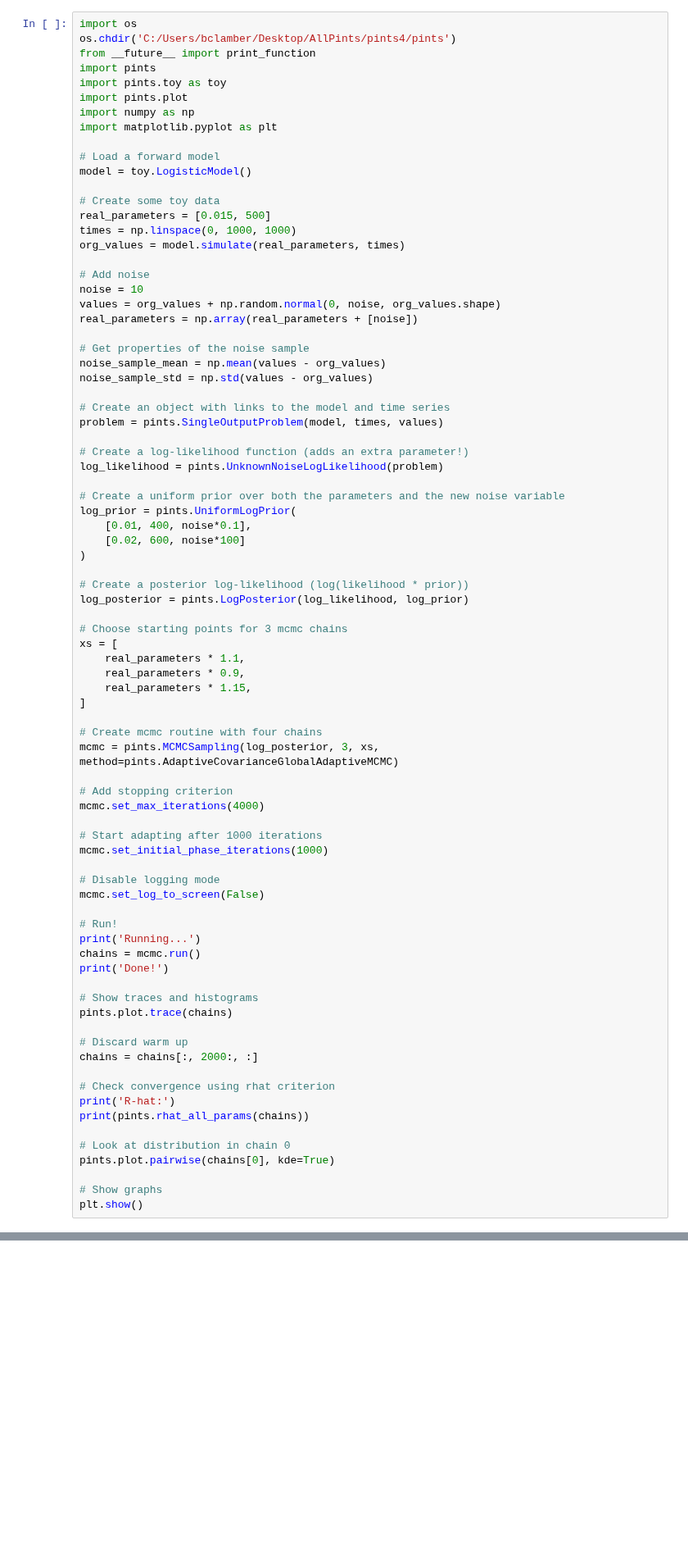
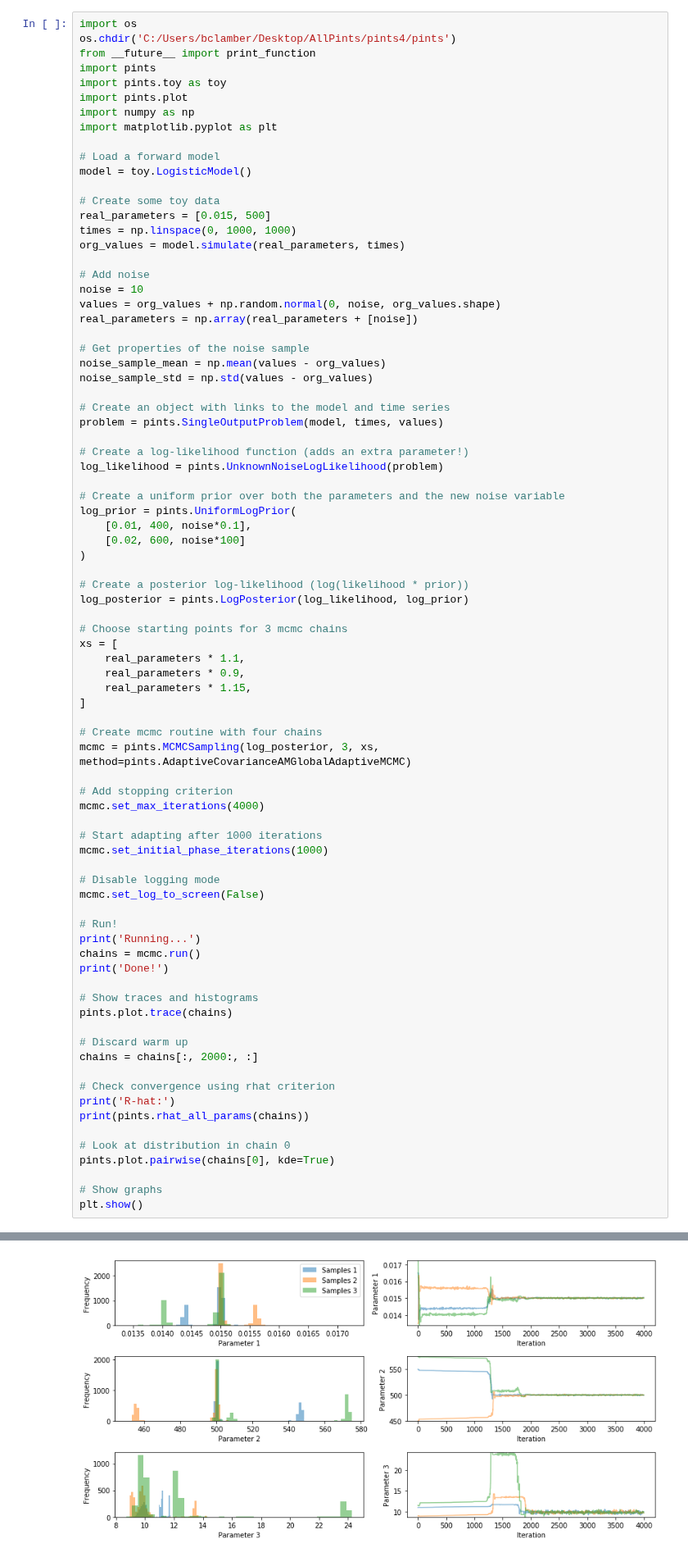
Before and after one commit to pints-team/pints, a Jupyter notebook: examples/sampling-adaptive-covariance-global-adaptive.ipynb, the cells around one changed output, grey strips where cells are left out. Shown at 82% size. Cells and saved outputs as stored; diff of their text form; blank space fills up the shorter version.

```diff
--- a/examples/sampling-adaptive-covariance-global-adaptive.ipynb
+++ b/examples/sampling-adaptive-covariance-global-adaptive.ipynb
@@ -58,7 +58,7 @@ xs = [
 ]
 
 # Create mcmc routine with four chains
-mcmc = pints.MCMCSampling(log_posterior, 3, xs, method=pints.AdaptiveCovarianceGlobalAdaptiveMCMC)
+mcmc = pints.MCMCSampling(log_posterior, 3, xs, method=pints.AdaptiveCovarianceAMGlobalAdaptiveMCMC)
 
 # Add stopping criterion
 mcmc.set_max_iterations(4000)
@@ -94,0 +97 @@ AttributeError: 'AdaptiveCovarianceGlobalAdaptiveMCMC' object has no attribute '
+[figure, added]
```
Also changed, not shown: parts of 2 cells of this notebook, 3 other files.
